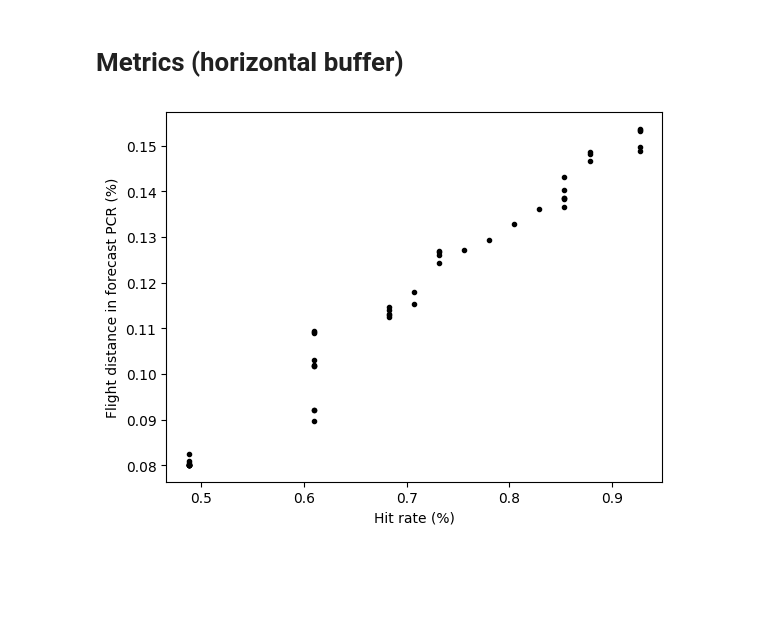
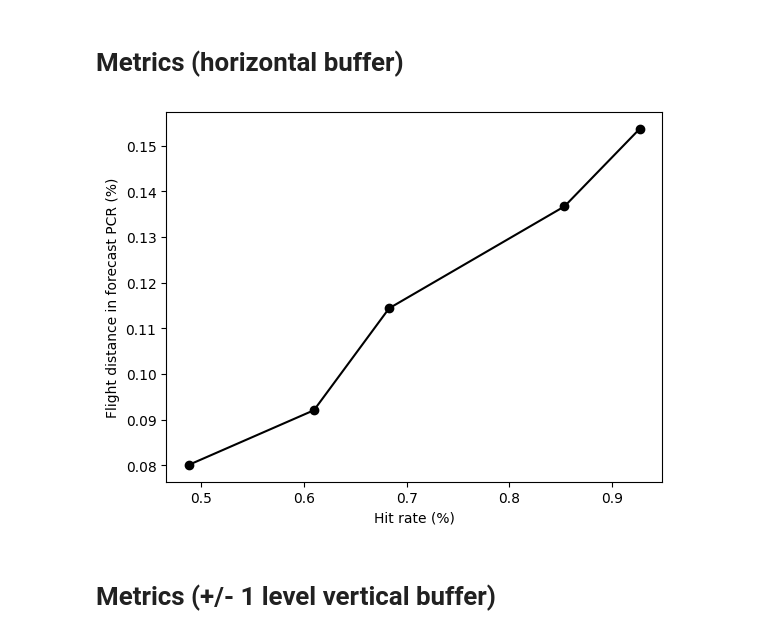
Before and after one commit to contrailcirrus/contrail-bench, a Jupyter notebook: publications/2025Q1/data/curation.ipynb, the cells around one changed output. Drawn from its saved outputs; the diff is of its cells as text; code cells hidden in the pictures; blank space fills up the shorter version.

Commit message:
update demo with vertical buffering

```diff
--- a/publications/2025Q1/data/curation.ipynb
+++ b/publications/2025Q1/data/curation.ipynb
@@ -371,7 +371,7 @@ angle, _ = tree.query(np.stack((x, y, z), axis=-1))
 
 iagos["km_to_forecast_pcr"] = constants.radius_earth * angle / 1e3
 # %%
-buffer = np.linspace(0, 100)
+buffer = np.array([0, 25, 50, 75, 100])
 
 flight_fraction = np.where(
     adsb["km_to_forecast_pcr"].values[None,:] <= buffer[:,None],
@@ -381,8 +381,10 @@ flight_fraction = np.where(
 
 hit_rate = (iagos["km_to_forecast_pcr"].values[None,:] <= buffer[:,None]).sum(axis=-1) / len(iagos)
 # %%
-plt.plot(hit_rate, flight_fraction, "k.")
+plt.plot(hit_rate, flight_fraction, "k-o")
 plt.xlabel("Hit rate (%)")
 plt.ylabel("Flight distance in forecast PCR (%)");
 # %% [output]
-[figure, old version]
+[figure, new version]
+# %% [markdown]
+# Metrics (+/- 1 level vertical buffer)
```
Also changed, not shown: parts of 9 cells of this notebook.
